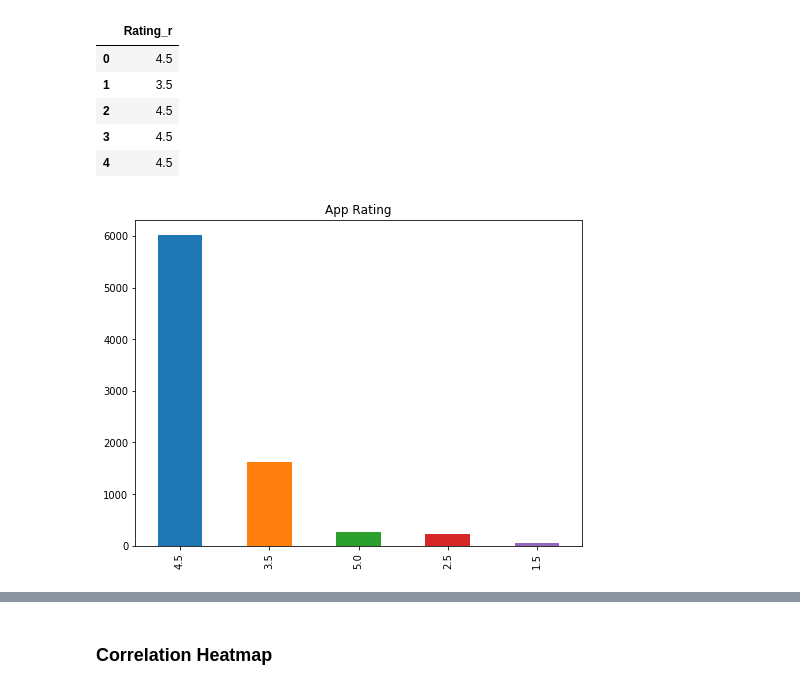
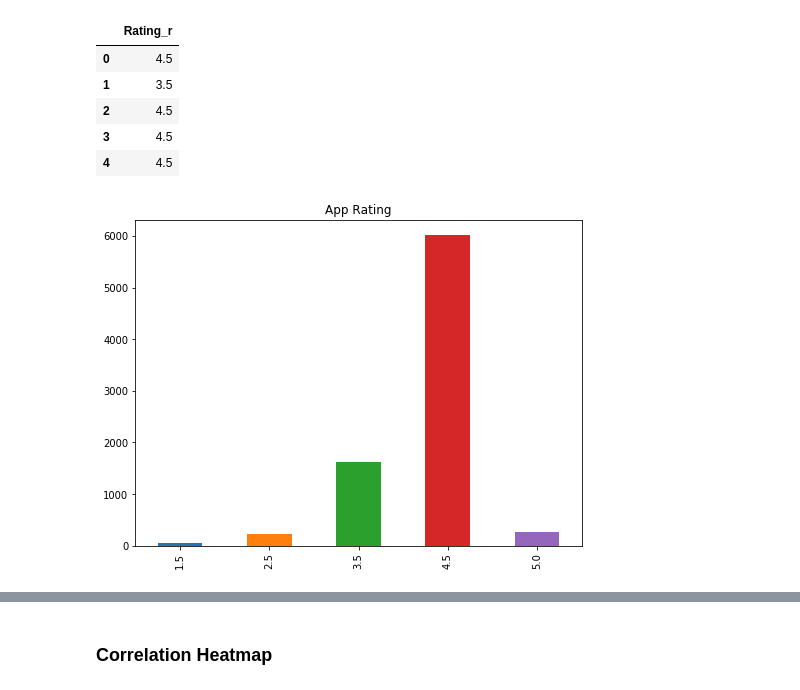
Before and after one commit to PhoebeWu21/Mobile-App-Development, a Jupyter notebook: Google play app.ipynb, the cells around one changed output, grey strips where cells are left out. Drawn from its saved outputs; the diff is of its cells as text; code cells hidden in the pictures.

```diff
--- a/Google play app.ipynb
+++ b/Google play app.ipynb
@@ -390,11 +389,11 @@ Rating_re.head()
 Gapp_info_re['Rating_r'] = Rating_re
 # %%
 plt.figure(figsize=(8,6))
-Gapp_info_re.Rating_r.value_counts().plot(kind = 'bar')
+Gapp_info_re.Rating_r.value_counts().sort_index().plot(kind = 'bar')
 plt.title('App Rating')
 plt.show()
 # %% [output]
-[figure, old version]
+[figure, new version]
 # %%
 rating = []
 for i in Gapp_info_re.Rating:
```
Also changed, not shown: parts of 3 cells of this notebook.
